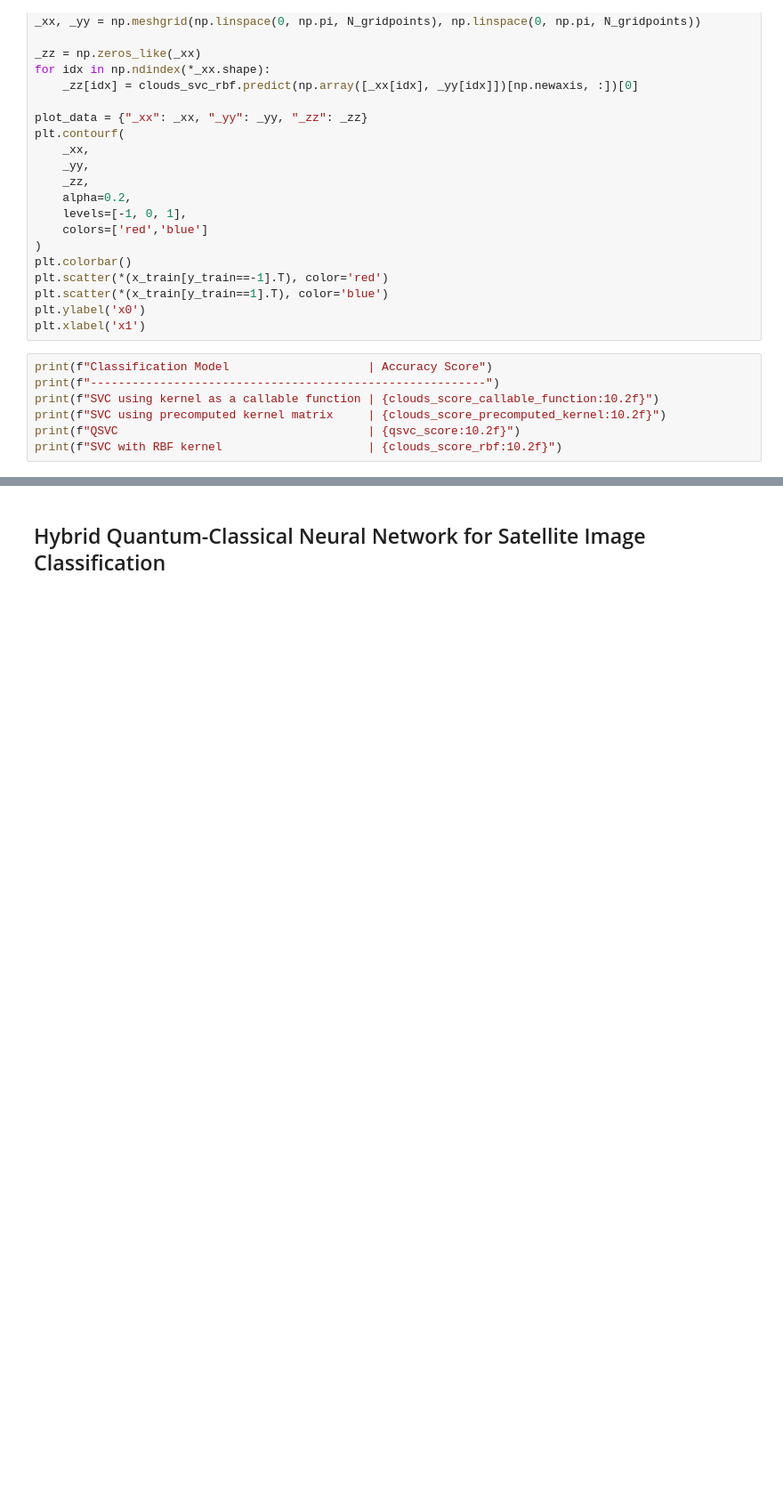
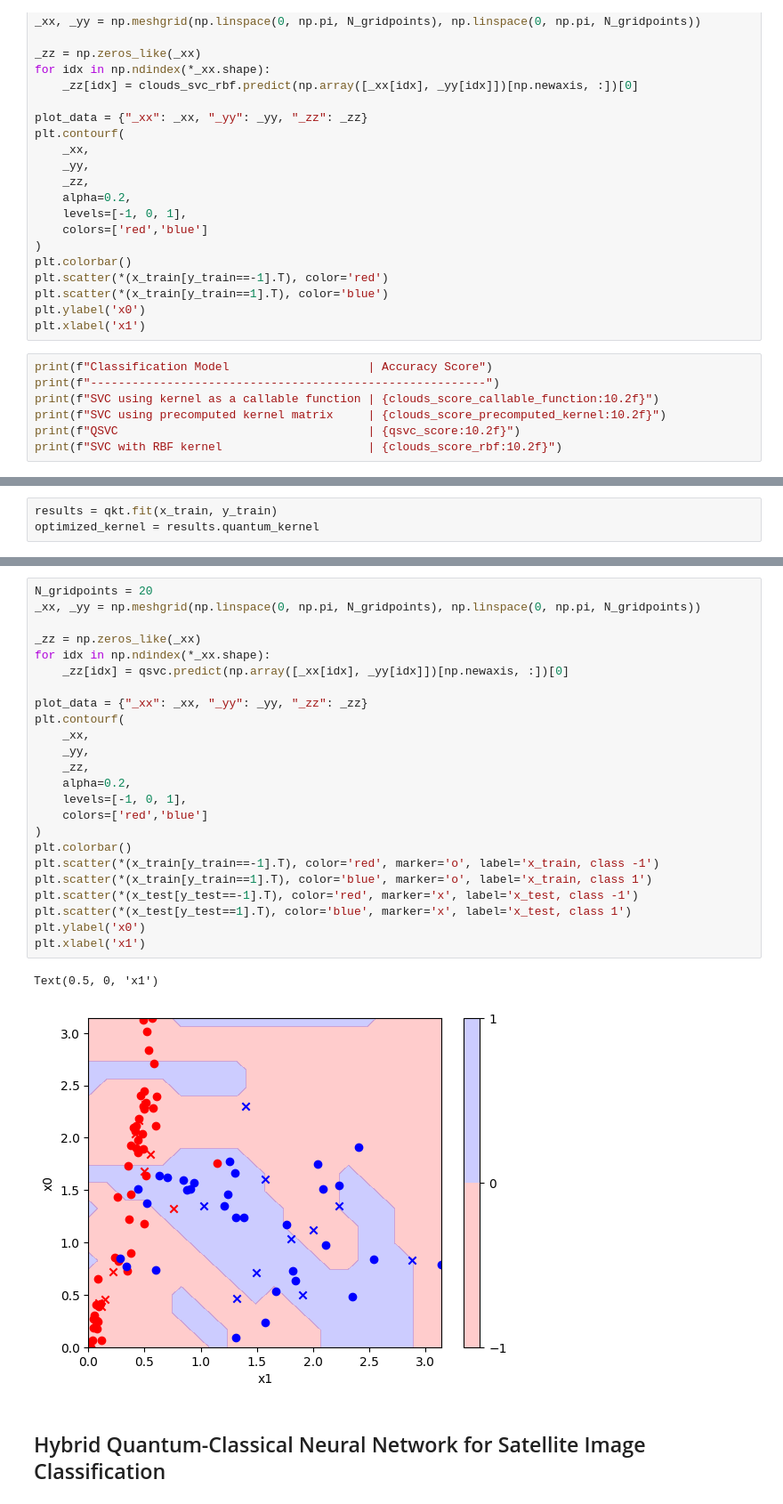
Before and after one commit to delilbasic/hdcrs-school-2025, a Jupyter notebook: hands_on2_QML.ipynb, the cells around one changed output, grey strips where cells are left out. Shown: that part at 89% size. Saved outputs shown, nothing was run; the diff lists cells and outputs as text; blank space fills up the shorter version.

```diff
--- a/hands_on2_QML.ipynb
+++ b/hands_on2_QML.ipynb
@@ -261,0 +317,3 @@ print(f"SVC with RBF kernel                     | {clouds_score_rbf:10.2f}")
+# %%
+results = qkt.fit(x_train, y_train)
+optimized_kernel = results.quantum_kernel
@@ -262,2 +332,29 @@ print(f"SVC with RBF kernel                     | {clouds_score_rbf:10.2f}")
+# %%
+N_gridpoints = 20
+_xx, _yy = np.meshgrid(np.linspace(0, np.pi, N_gridpoints), np.linspace(0, np.pi, N_gridpoints))
+
+_zz = np.zeros_like(_xx)
+for idx in np.ndindex(*_xx.shape):
+    _zz[idx] = qsvc.predict(np.array([_xx[idx], _yy[idx]])[np.newaxis, :])[0]
+
+plot_data = {"_xx": _xx, "_yy": _yy, "_zz": _zz}
+plt.contourf(
+    _xx,
+    _yy,
+    _zz,
+    alpha=0.2,
+    levels=[-1, 0, 1],
+    colors=['red','blue']
+)
+plt.colorbar()
+plt.scatter(*(x_train[y_train==-1].T), color='red', marker='o', label='x_train, class -1')
+plt.scatter(*(x_train[y_train==1].T), color='blue', marker='o', label='x_train, class 1')
+plt.scatter(*(x_test[y_test==-1].T), color='red', marker='x', label='x_test, class -1')
+plt.scatter(*(x_test[y_test==1].T), color='blue', marker='x', label='x_test, class 1')
+plt.ylabel('x0')
+plt.xlabel('x1')
+# %% [output]
+Text(0.5, 0, 'x1')
+[figure, added]
 # %% [markdown]
 ## Hybrid Quantum-Classical Neural Network for Satellite Image Classification
```
Also changed, not shown: parts of 18 cells of this notebook, 1 other file.
